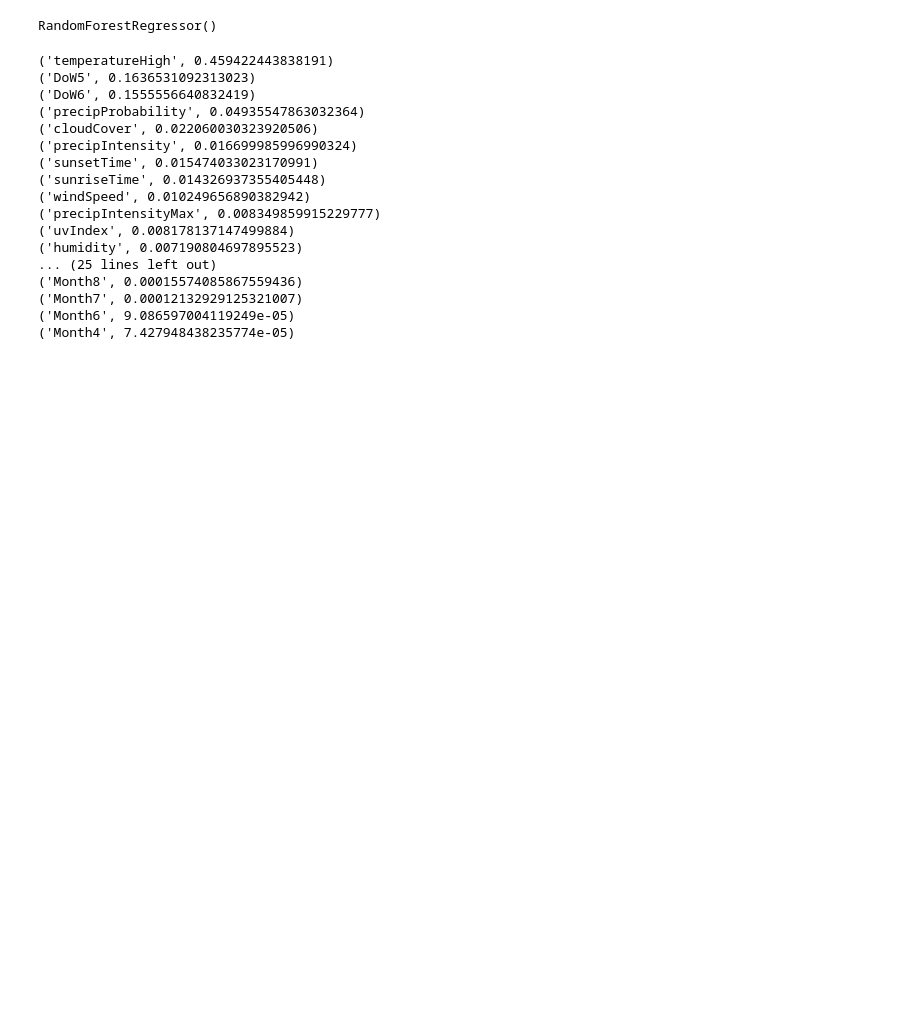
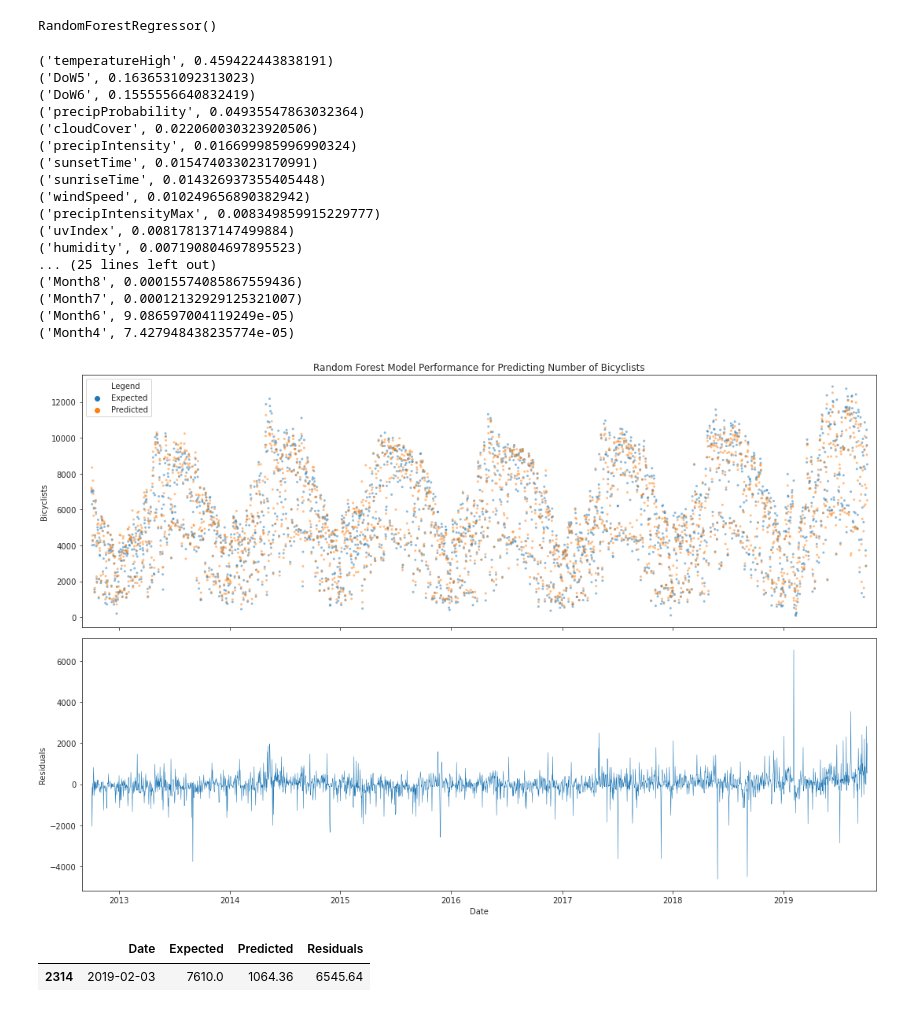
Before and after one commit to wvsharber/bike_seattle, a Jupyter notebook: notebooks/exploratory/Feature Evaluation and Modeling.ipynb, the cells around one changed output. Drawn from its saved outputs; the diff is of its cells as text; code cells hidden in the pictures; blank space fills up the shorter version.

Commit message:
plot random forest results

```diff
--- a/notebooks/exploratory/Feature Evaluation and Modeling.ipynb
+++ b/notebooks/exploratory/Feature Evaluation and Modeling.ipynb
@@ -217,0 +222,32 @@ for each in a:
+# %%
+df_all_preds = pd.concat([df[['Date', 'Fremont Bridge Total']], pd.DataFrame(all_preds, columns = ['Predicted']), pd.DataFrame(resids, columns = ['Residuals'])], axis = 1)
+# %%
+df_all_preds.rename(columns = {'Fremont Bridge Total': 'Expected'}, inplace = True)
+# %%
+df_for_plotting = df_all_preds.melt(id_vars=['Date'], value_vars=['Expected', 'Predicted'], value_name = 'Bicyclists')
+# %%
+df_for_plotting.rename(columns = {'variable': 'Legend'}, inplace = True)
+# %%
+with sns.axes_style("ticks"):
+    fig, ax = plt.subplots(2, 1, figsize = (15, 10), sharex = True)
+    sns.scatterplot(df_for_plotting['Date'],
+                    df_for_plotting['Bicyclists'],
+                    hue = df_for_plotting['Legend'],
+                    marker = '.',
+                    alpha = 0.5,
+                    linewidth = 0,
+                    ax = ax[0])
+    sns.lineplot(df_all_preds['Date'],
+                 df_all_preds['Residuals'],
+                 linewidth = 0.5)
+    ax[0].set_xlim(datetime.fromisoformat('2012-09-01'), datetime.fromisoformat('2019-11-01'))
+    ax[0].set_title("Random Forest Model Performance for Predicting Number of Bicyclists")
+    plt.tight_layout()
+    plt.savefig('RandomForestPerformance.png', dpi = 200)
+# %% [output]
+[figure, added]
+# %%
+df_all_preds[df_all_preds['Residuals'] > 6000]
+# %% [output]
+|  | Date | Expected | Predicted | Residuals |
+| 2314 | 2019-02-03 | 7610.0 | 1064.36 | 6545.64 |
```
Also changed, not shown: parts of 2 cells of this notebook, 1 other file.
